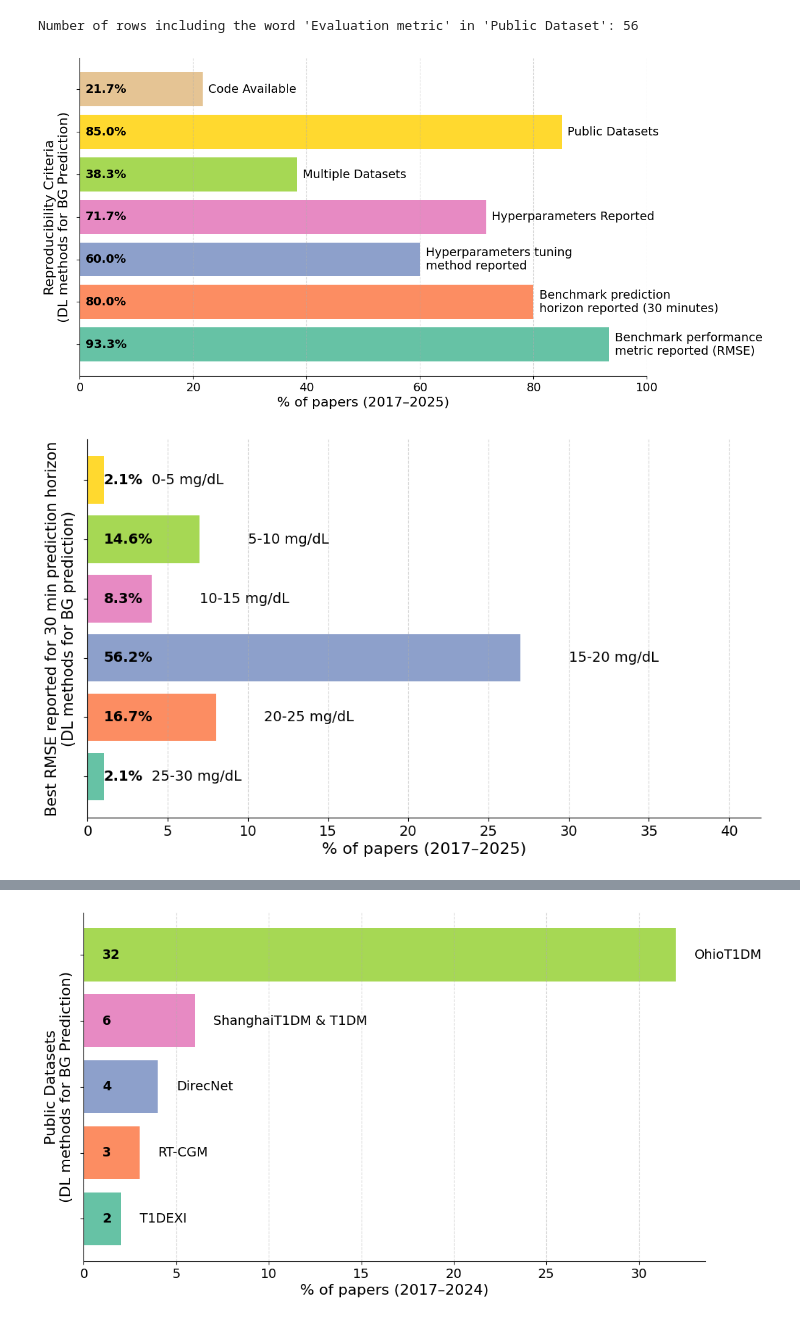
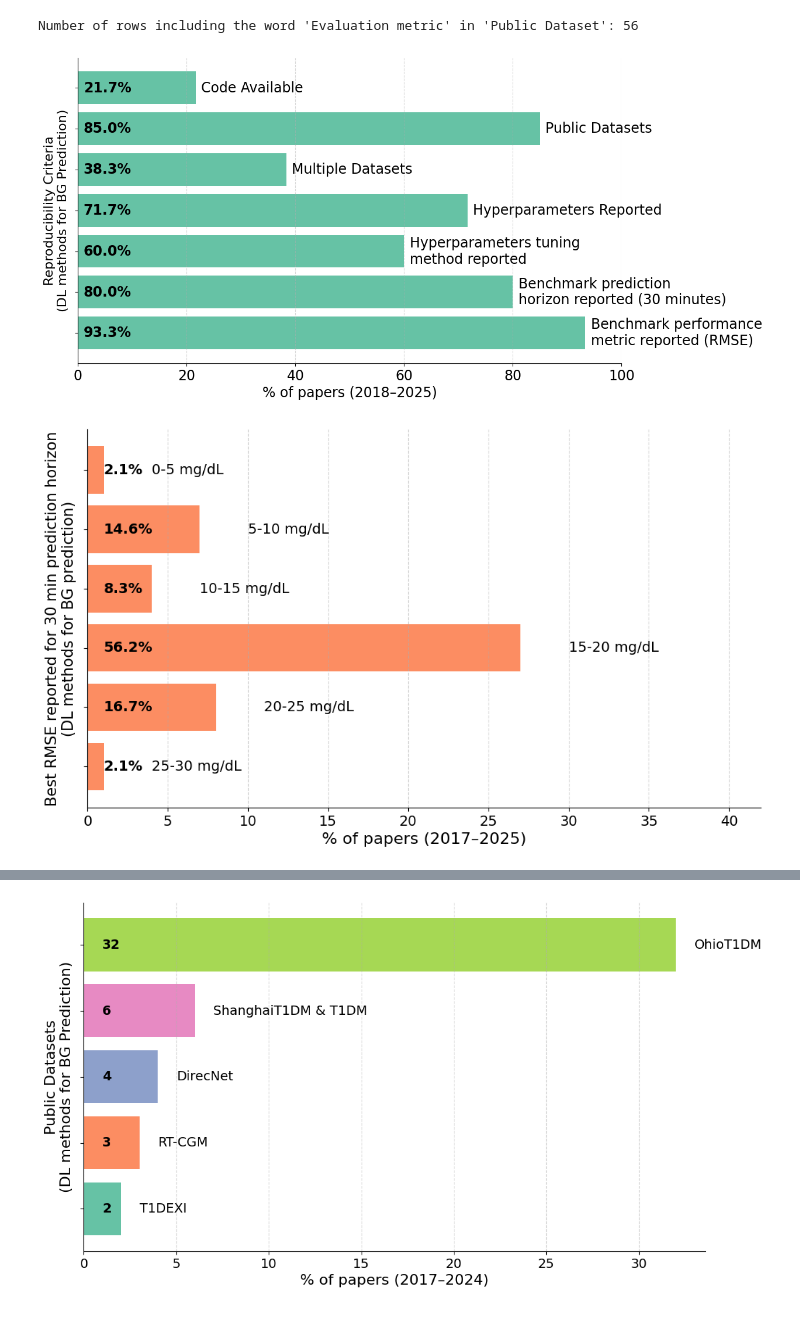
Before and after one commit to Augmented-Health-Lab/ReproGenBG_ML4H, a Jupyter notebook: Literature_review_summary/literature_summary.ipynb, the cells around one changed output, grey strips where cells are left out. Saved outputs shown, nothing was run; the diff lists cells and outputs as text; code cells hidden in the pictures.

Commit message:
Update the literature figures

```diff
--- a/Literature_review_summary/literature_summary.ipynb
+++ b/Literature_review_summary/literature_summary.ipynb
@@ -200,7 +200,7 @@ def plot_ratios(ratios):
 
     # Plot
     fig, ax = plt.subplots(figsize=(10, 6))
-    bars = ax.barh(range(len(metrics)), values, color=colors, edgecolor="none")
+    bars = ax.barh(range(len(metrics)), values, color=colors[0], edgecolor="none")
 
     # Set y-axis positions but remove default labels
     ax.set_yticks(range(len(metrics)))
@@ -209,40 +209,40 @@ def plot_ratios(ratios):
 
     # Add text: % on the left, label on the right
     for i, (val, label) in enumerate(zip(values, metrics)):
-        ax.text(1, i, f"{val:.1f}%", va='center', ha='left', fontsize=14, fontweight='bold')
-        ax.text(val + 1, i, label, va='center', ha='left', fontsize=14)
+        ax.text(1, i, f"{val:.1f}%", va='center', ha='left', fontsize=17, fontweight='bold')
+        ax.text(val + 1, i, label, va='center', ha='left', fontsize=17)
 
     # Keep only bottom and left axis lines (spines)
     ax.spines["top"].set_visible(False)
     ax.spines["right"].set_visible(False)
     ax.spines["left"].set_visible(True)
     ax.spines["bottom"].set_visible(True)
 
     # Styling
     ax.set_xlim(0, 100)
-    ax.set_xlabel("% of papers (2017–2025)", fontsize=16)
-    ax.tick_params(axis='x', labelsize=14)
+    ax.set_xlabel("% of papers (2018–2025)", fontsize=17)
+    ax.tick_params(axis='x', labelsize=17)
     ax.grid(axis='x', linestyle='--', alpha=0.5)
 
     # Tighten layout and remove padding around edges
     plt.subplots_adjust(left=0.05, right=0.98, top=0.92, bottom=0.05)
     plt.show()
 
 
 
 # Example usage
 ratios = {
         "Code Available": code_available * 100,
         "Public Datasets": public_ds * 100,
         "Multiple Datasets": multiple_ds * 100,
         "Hyperparameters Reported": Hyperp_reported * 100,
         "Hyperparameters tuning\nmethod reported": tune_reported * 100,
         "Benchmark prediction\nhorizon reported (30 minutes)": reported_30min * 100,
         "Benchmark performance\nmetric reported (RMSE)": 56/60 * 100,
     }
 plot_ratios(ratios)
 # %% [output]
-[figure, old version]
+[figure, new version]
 # %%
 import matplotlib.pyplot as plt
 import pandas as pd
@@ -336,7 +336,7 @@ def plot_distribution_formatted(distribution):
 
     # Plot
     fig, ax = plt.subplots(figsize=(10, 6))
-    bars = ax.barh(range(len(bins)), counts, color=colors, edgecolor="none")
+    bars = ax.barh(range(len(bins)), counts, color=colors[1], edgecolor="none")
 
     # Set y-axis positions but remove default labels
     ax.set_yticks(range(len(bins)))
@@ -368,4 +368,4 @@ def plot_distribution_formatted(distribution):
 distribution = calculate_distribution(df, "Best reported metric", bins, labels)
 plot_distribution_formatted(distribution)
 # %% [output]
-[figure, old version]
+[figure, new version]
```
Also changed, not shown: parts of 4 cells of this notebook.
